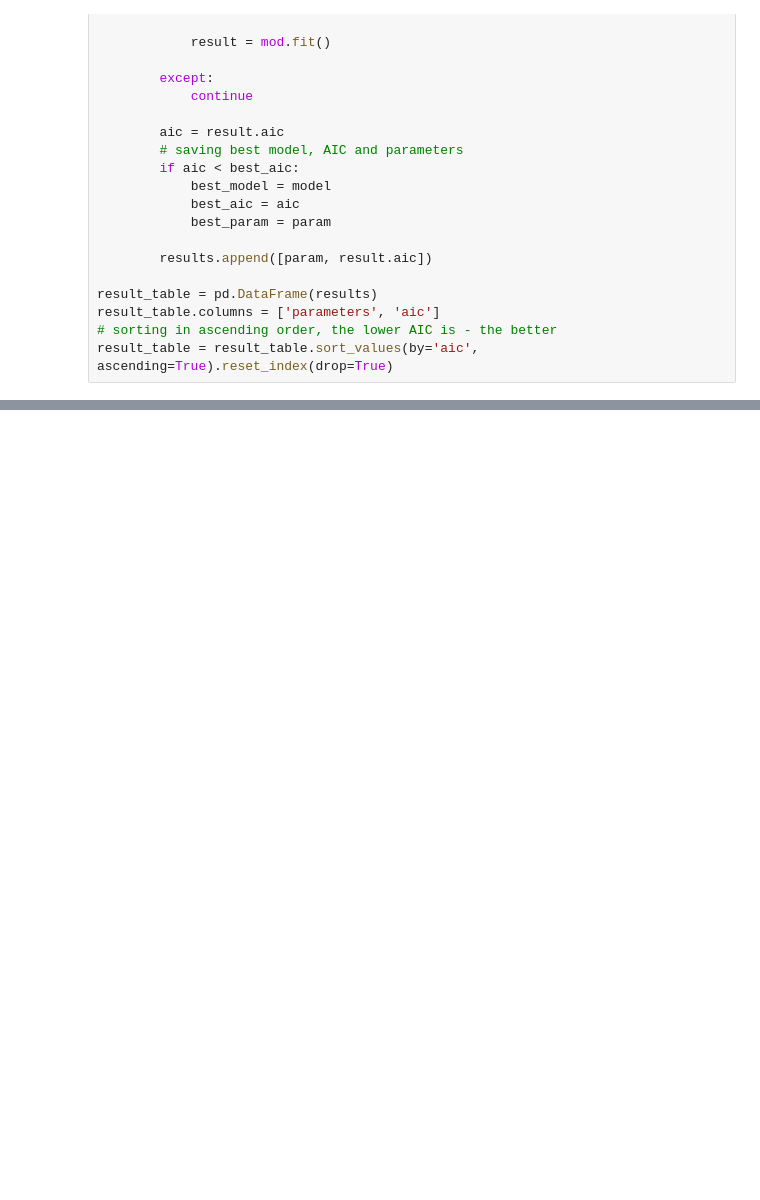
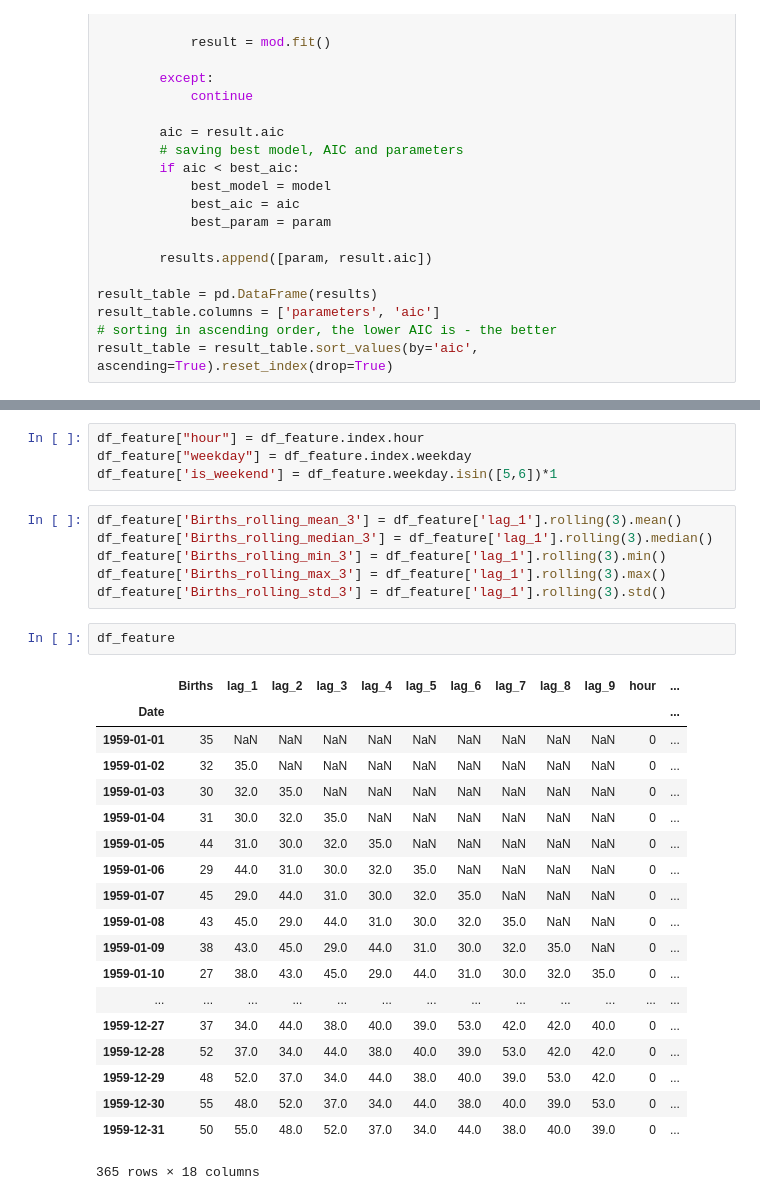
Before and after one commit to seckindinc/Python, a Jupyter notebook: Algorithms/Time-Series/TS-Forecasting_Methods.ipynb, the cells around one changed output, grey strips where cells are left out. Cells and saved outputs as stored; diff of their text form; blank space fills up the shorter version.

```diff
--- a/Algorithms/Time-Series/TS-Forecasting_Methods.ipynb
+++ b/Algorithms/Time-Series/TS-Forecasting_Methods.ipynb
@@ -462,0 +430,32 @@ result_table = result_table.sort_values(by='aic', ascending=True).reset_index(dr
+# %%
+df_feature["hour"] = df_feature.index.hour
+df_feature["weekday"] = df_feature.index.weekday
+df_feature['is_weekend'] = df_feature.weekday.isin([5,6])*1
+# %%
+df_feature['Births_rolling_mean_3'] = df_feature['lag_1'].rolling(3).mean()
+df_feature['Births_rolling_median_3'] = df_feature['lag_1'].rolling(3).median()
+df_feature['Births_rolling_min_3'] = df_feature['lag_1'].rolling(3).min()
+df_feature['Births_rolling_max_3'] = df_feature['lag_1'].rolling(3).max()
+df_feature['Births_rolling_std_3'] = df_feature['lag_1'].rolling(3).std()
+# %%
+df_feature
+# %% [output]
+|  | Births | lag_1 | lag_2 | lag_3 | lag_4 | lag_5 | lag_6 | lag_7 | lag_8 | lag_9 | hour | ... |
+| Date |  |  |  |  |  |  |  |  |  |  |  | ... |
+| 1959-01-01 | 35 | NaN | NaN | NaN | NaN | NaN | NaN | NaN | NaN | NaN | 0 | ... |
+| 1959-01-02 | 32 | 35.0 | NaN | NaN | NaN | NaN | NaN | NaN | NaN | NaN | 0 | ... |
+| 1959-01-03 | 30 | 32.0 | 35.0 | NaN | NaN | NaN | NaN | NaN | NaN | NaN | 0 | ... |
+| 1959-01-04 | 31 | 30.0 | 32.0 | 35.0 | NaN | NaN | NaN | NaN | NaN | NaN | 0 | ... |
+| 1959-01-05 | 44 | 31.0 | 30.0 | 32.0 | 35.0 | NaN | NaN | NaN | NaN | NaN | 0 | ... |
+| 1959-01-06 | 29 | 44.0 | 31.0 | 30.0 | 32.0 | 35.0 | NaN | NaN | NaN | NaN | 0 | ... |
+| 1959-01-07 | 45 | 29.0 | 44.0 | 31.0 | 30.0 | 32.0 | 35.0 | NaN | NaN | NaN | 0 | ... |
+| 1959-01-08 | 43 | 45.0 | 29.0 | 44.0 | 31.0 | 30.0 | 32.0 | 35.0 | NaN | NaN | 0 | ... |
+| 1959-01-09 | 38 | 43.0 | 45.0 | 29.0 | 44.0 | 31.0 | 30.0 | 32.0 | 35.0 | NaN | 0 | ... |
+| 1959-01-10 | 27 | 38.0 | 43.0 | 45.0 | 29.0 | 44.0 | 31.0 | 30.0 | 32.0 | 35.0 | 0 | ... |
+| ... | ... | ... | ... | ... | ... | ... | ... | ... | ... | ... | ... | ... |
+| 1959-12-27 | 37 | 34.0 | 44.0 | 38.0 | 40.0 | 39.0 | 53.0 | 42.0 | 42.0 | 40.0 | 0 | ... |
+| 1959-12-28 | 52 | 37.0 | 34.0 | 44.0 | 38.0 | 40.0 | 39.0 | 53.0 | 42.0 | 42.0 | 0 | ... |
+| 1959-12-29 | 48 | 52.0 | 37.0 | 34.0 | 44.0 | 38.0 | 40.0 | 39.0 | 53.0 | 42.0 | 0 | ... |
+| 1959-12-30 | 55 | 48.0 | 52.0 | 37.0 | 34.0 | 44.0 | 38.0 | 40.0 | 39.0 | 53.0 | 0 | ... |
+| 1959-12-31 | 50 | 55.0 | 48.0 | 52.0 | 37.0 | 34.0 | 44.0 | 38.0 | 40.0 | 39.0 | 0 | ... |
+365 rows × 18 columns
```
Also changed, not shown: parts of 28 cells of this notebook, 1 other file.
